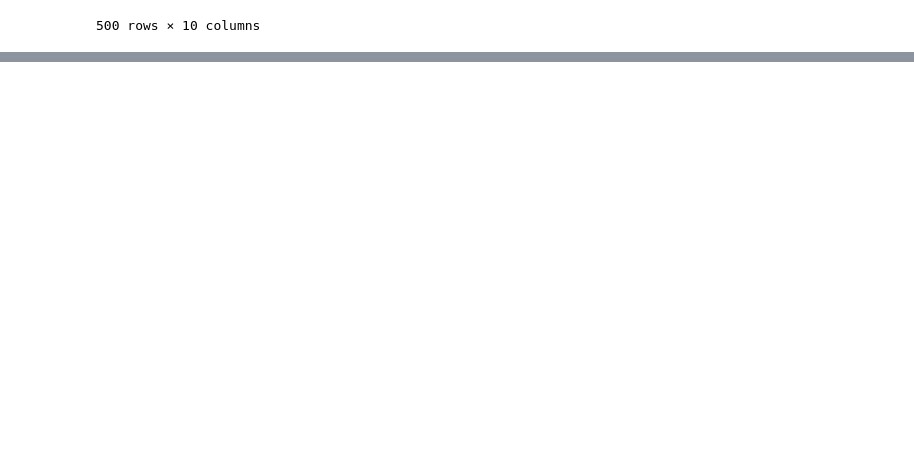
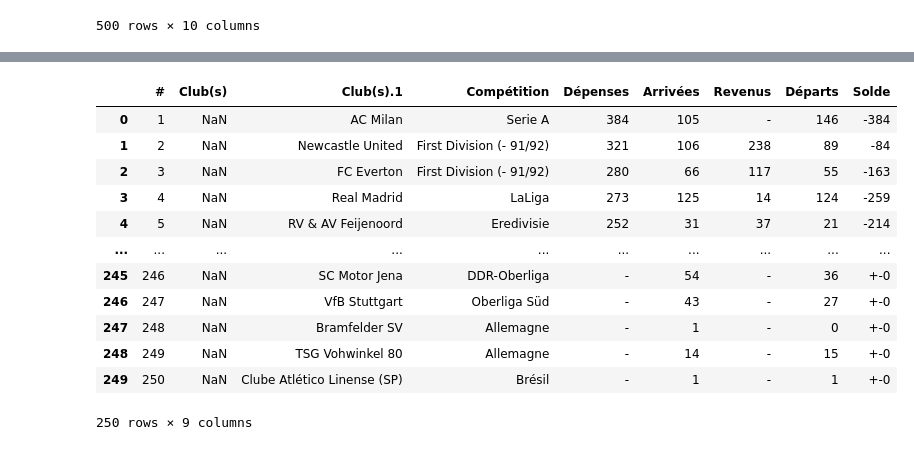
Before and after one commit to guypi001/DE, a Jupyter notebook: prog _test(1).ipynb, the cells around one changed output, grey strips where cells are left out. Cells and saved outputs as stored; diff of their text form; code cells hidden in the pictures; blank space fills up the shorter version.

```diff
--- a/prog _test(1).ipynb
+++ b/prog _test(1).ipynb
@@ -1575,0 +1503,36 @@ transfert2023
+# %%
+transfert60 = pd.read_csv('transfert60.csv')
+
+# supprimer les espaces en debut et en fin
+transfert60['Dépenses'] = transfert60['Dépenses'].str.strip()
+transfert60['Dépenses'] = transfert60['Dépenses'].str.replace(',', '.')
+transfert60['Dépenses'] = transfert60['Dépenses'].str.replace(' mio. €', '')
+transfert60['Dépenses'] = transfert60['Dépenses'].str.replace(' K €', '')
+transfert60['Dépenses'] = transfert60['Dépenses'].str.replace(' €', '')
+
+transfert60['Solde'] = transfert60['Solde'].str.strip()
+transfert60['Solde'] = transfert60['Solde'].str.replace(',', '.')
+transfert60['Solde'] = transfert60['Solde'].str.replace(' mio. €', '')
+transfert60['Solde'] = transfert60['Solde'].str.replace(' K €', '')
+transfert60['Solde'] = transfert60['Solde'].str.replace(' €', '')
+
+transfert60['Revenus'] = transfert60['Revenus'].str.strip()
+transfert60['Revenus'] = transfert60['Revenus'].str.replace(',', '.')
+transfert60['Revenus'] = transfert60['Revenus'].str.replace(' mio. €', '')
+transfert60['Revenus'] = transfert60['Revenus'].str.replace(' K €', '')
+transfert60['Revenus'] = transfert60['Revenus'].str.replace(' €', '')
+transfert60
+# %% [output]
+|  | # | Club(s) | Club(s).1 | Compétition | Dépenses | Arrivées | Revenus | Départs | Solde |
+| 0 | 1 | NaN | AC Milan | Serie A | 384 | 105 | - | 146 | -384 |
+| 1 | 2 | NaN | Newcastle United | First Division (- 91/92) | 321 | 106 | 238 | 89 | -84 |
+| 2 | 3 | NaN | FC Everton | First Division (- 91/92) | 280 | 66 | 117 | 55 | -163 |
+| 3 | 4 | NaN | Real Madrid | LaLiga | 273 | 125 | 14 | 124 | -259 |
+| 4 | 5 | NaN | RV & AV Feijenoord | Eredivisie | 252 | 31 | 37 | 21 | -214 |
+| ... | ... | ... | ... | ... | ... | ... | ... | ... | ... |
+| 245 | 246 | NaN | SC Motor Jena | DDR-Oberliga | - | 54 | - | 36 | +-0 |
+| 246 | 247 | NaN | VfB Stuttgart | Oberliga Süd | - | 43 | - | 27 | +-0 |
+| 247 | 248 | NaN | Bramfelder SV | Allemagne | - | 1 | - | 0 | +-0 |
+| 248 | 249 | NaN | TSG Vohwinkel 80 | Allemagne | - | 14 | - | 15 | +-0 |
+| 249 | 250 | NaN | Clube Atlético Linense (SP) | Brésil | - | 1 | - | 1 | +-0 |
+250 rows × 9 columns
```
Also changed, not shown: parts of 25 cells of this notebook.
